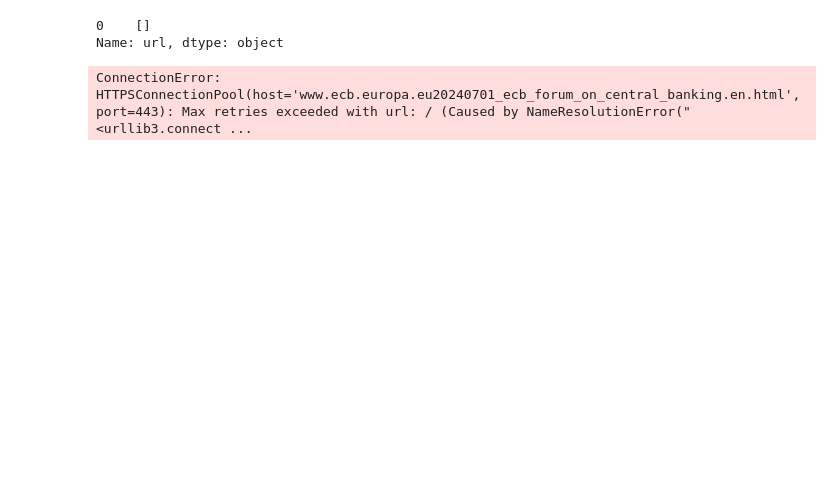
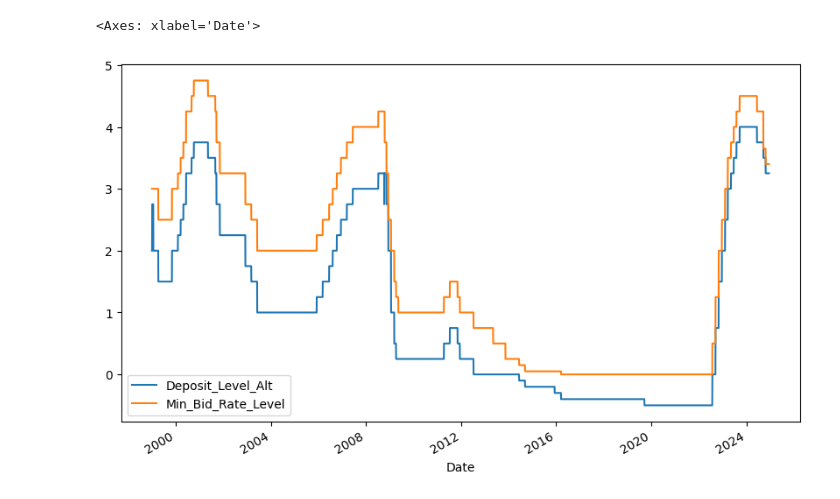
Before and after one commit to QMoayedpour/ML_fin_project, a Jupyter notebook: test.ipynb, the cells around one changed output. Saved outputs shown, nothing was run; the diff lists cells and outputs as text; code cells hidden in the pictures; blank space fills up the shorter version.

```diff
--- a/test.ipynb
+++ b/test.ipynb
@@ -100,2 +8,24 @@ observations = rates_df['dataSets'][0]['series']['0:0:0:0:0']['observations']
 # %%
-data_rates = pd.read_csv('data/ECB Data Portal daily_20241213172734.csv')
+data_rates = pd.read_csv(
+
+    'data/ECB Data Portal daily_20241213172734.csv',
+    index_col=0,
+    header=0,
+    names=[
+        'Date',
+        'Time_Period',
+        'Deposit_Change',
+        'Deposit_Level',
+        'Lending_Change',
+        'Lending_Level',
+        'Refinancing_Change',
+        'Fixed_Rate_Level',
+        'Variable_Rate_Level',
+        'Deposit_Level_Alt',
+        'Fixed_Rate_Level_Alt',
+        'Min_Bid_Rate_Level'
+    ],
+
+    parse_dates=True,
+
+    ).drop(columns='Time_Period')
@@ -142,9 +32,5 @@ import requests
-# %%
-data.iloc[0:1]['url'].apply(lambda x : get_related_topics(x))
-# %% [output]
-0    []
-Name: url, dtype: object
-# %%
-data['url']= data['url'].apply(lambda x : get_related_topics(x))
-# %% [output]
-ConnectionError: HTTPSConnectionPool(host='www.ecb.europa.eu20240701_ecb_forum_on_central_banking.en.html', port=443): Max retries exceeded with url: / (Caused by NameResolutionError("<urllib3.connect ...
+# %%
+data_rates[['Deposit_Level_Alt', 'Min_Bid_Rate_Level']].plot(figsize=(10,6))
+# %% [output]
+<Axes: xlabel='Date'>
+[figure, added]
```
Also changed, not shown: parts of 26 cells of this notebook.
